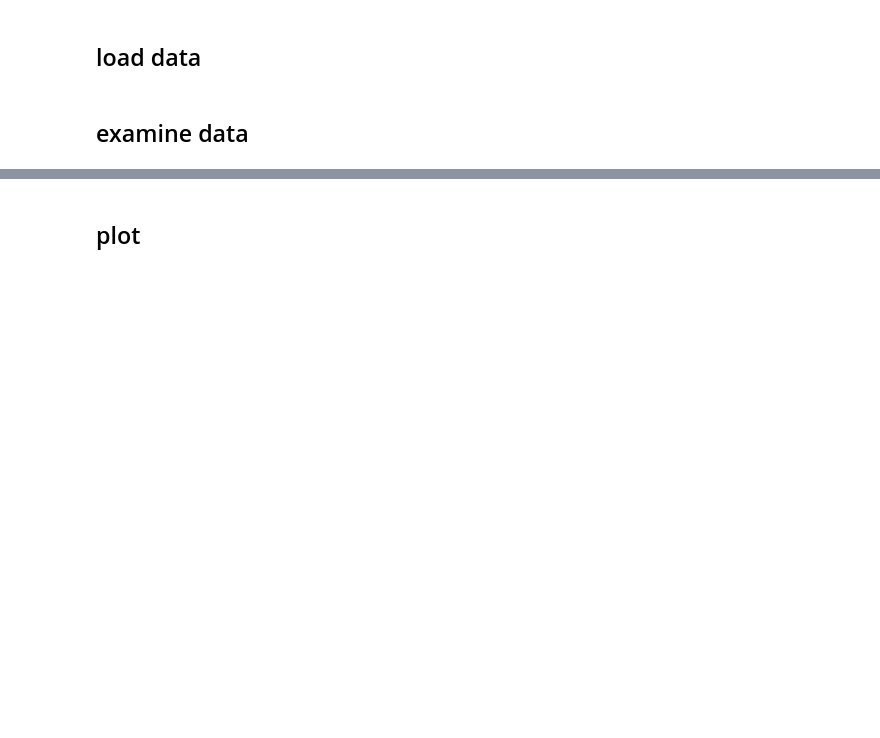
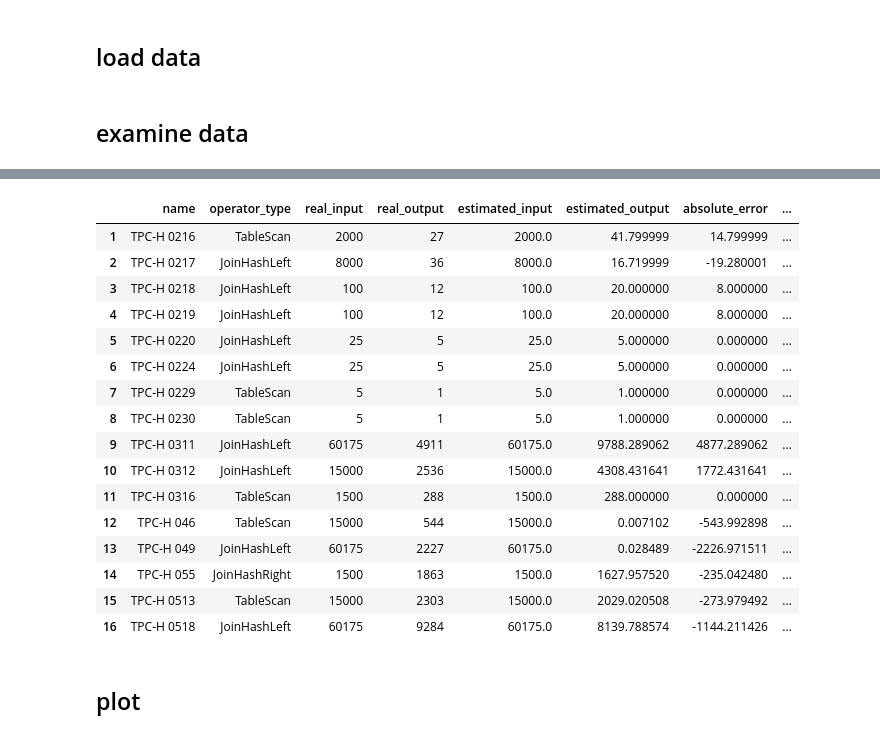
Before and after one commit to rrcomtech/hyrise-histograms, a Jupyter notebook: jupyter/visualize_cardinalities.ipynb, the cells around one changed output, grey strips where cells are left out. Cells and saved outputs as stored; diff of their text form; code cells hidden in the pictures; blank space fills up the shorter version.

```diff
--- a/jupyter/visualize_cardinalities.ipynb
+++ b/jupyter/visualize_cardinalities.ipynb
@@ -85,3 +90,23 @@ equaldistinctcount_df
+# %%
+maxdifffr_df
+# %% [output]
+|  | name | operator_type | real_input | real_output | estimated_input | estimated_output | absolute_error | ... |
+| 1 | TPC-H 0216 | TableScan | 2000 | 27 | 2000.0 | 41.799999 | 14.799999 | ... |
+| 2 | TPC-H 0217 | JoinHashLeft | 8000 | 36 | 8000.0 | 16.719999 | -19.280001 | ... |
+| 3 | TPC-H 0218 | JoinHashLeft | 100 | 12 | 100.0 | 20.000000 | 8.000000 | ... |
+| 4 | TPC-H 0219 | JoinHashLeft | 100 | 12 | 100.0 | 20.000000 | 8.000000 | ... |
+| 5 | TPC-H 0220 | JoinHashLeft | 25 | 5 | 25.0 | 5.000000 | 0.000000 | ... |
+| 6 | TPC-H 0224 | JoinHashLeft | 25 | 5 | 25.0 | 5.000000 | 0.000000 | ... |
+| 7 | TPC-H 0229 | TableScan | 5 | 1 | 5.0 | 1.000000 | 0.000000 | ... |
+| 8 | TPC-H 0230 | TableScan | 5 | 1 | 5.0 | 1.000000 | 0.000000 | ... |
+| 9 | TPC-H 0311 | JoinHashLeft | 60175 | 4911 | 60175.0 | 9788.289062 | 4877.289062 | ... |
+| 10 | TPC-H 0312 | JoinHashLeft | 15000 | 2536 | 15000.0 | 4308.431641 | 1772.431641 | ... |
+| 11 | TPC-H 0316 | TableScan | 1500 | 288 | 1500.0 | 288.000000 | 0.000000 | ... |
+| 12 | TPC-H 046 | TableScan | 15000 | 544 | 15000.0 | 0.007102 | -543.992898 | ... |
+| 13 | TPC-H 049 | JoinHashLeft | 60175 | 2227 | 60175.0 | 0.028489 | -2226.971511 | ... |
+| 14 | TPC-H 055 | JoinHashRight | 1500 | 1863 | 1500.0 | 1627.957520 | -235.042480 | ... |
+| 15 | TPC-H 0513 | TableScan | 15000 | 2303 | 15000.0 | 2029.020508 | -273.979492 | ... |
+| 16 | TPC-H 0518 | JoinHashLeft | 60175 | 9284 | 60175.0 | 8139.788574 | -1144.211426 | ... |
 # %% [markdown]
 ## plot
 # %%
```
Also changed, not shown: parts of 8 cells of this notebook.
